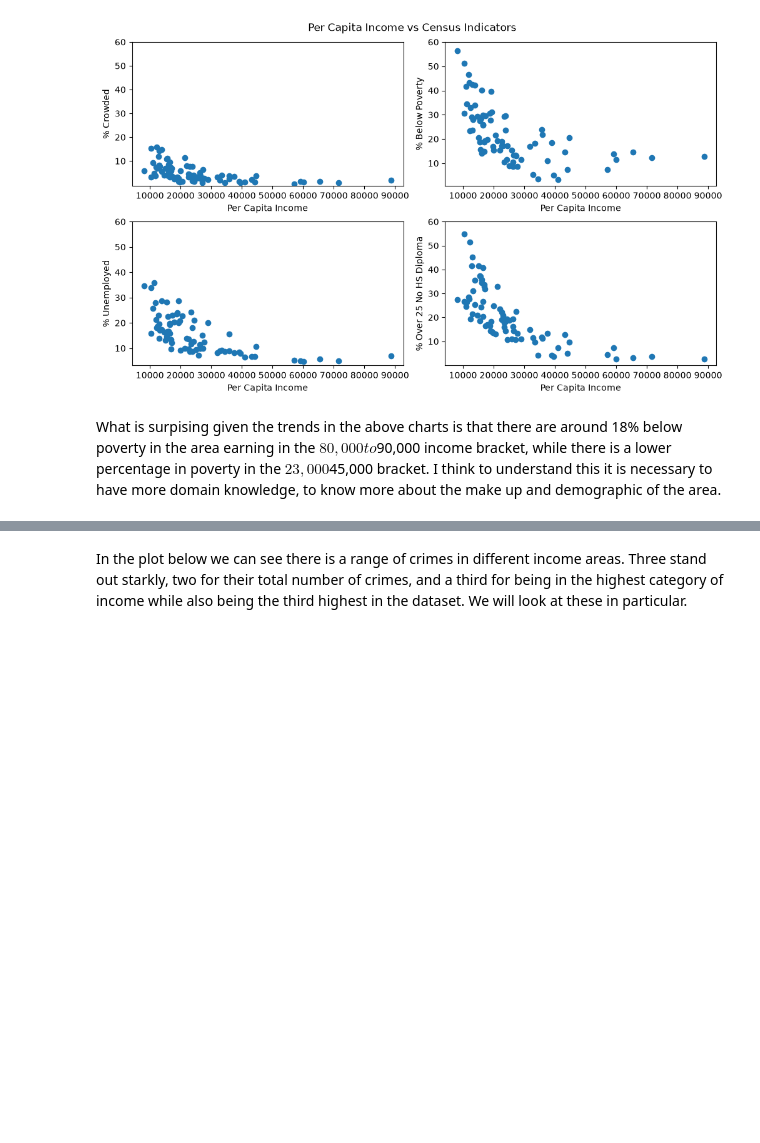
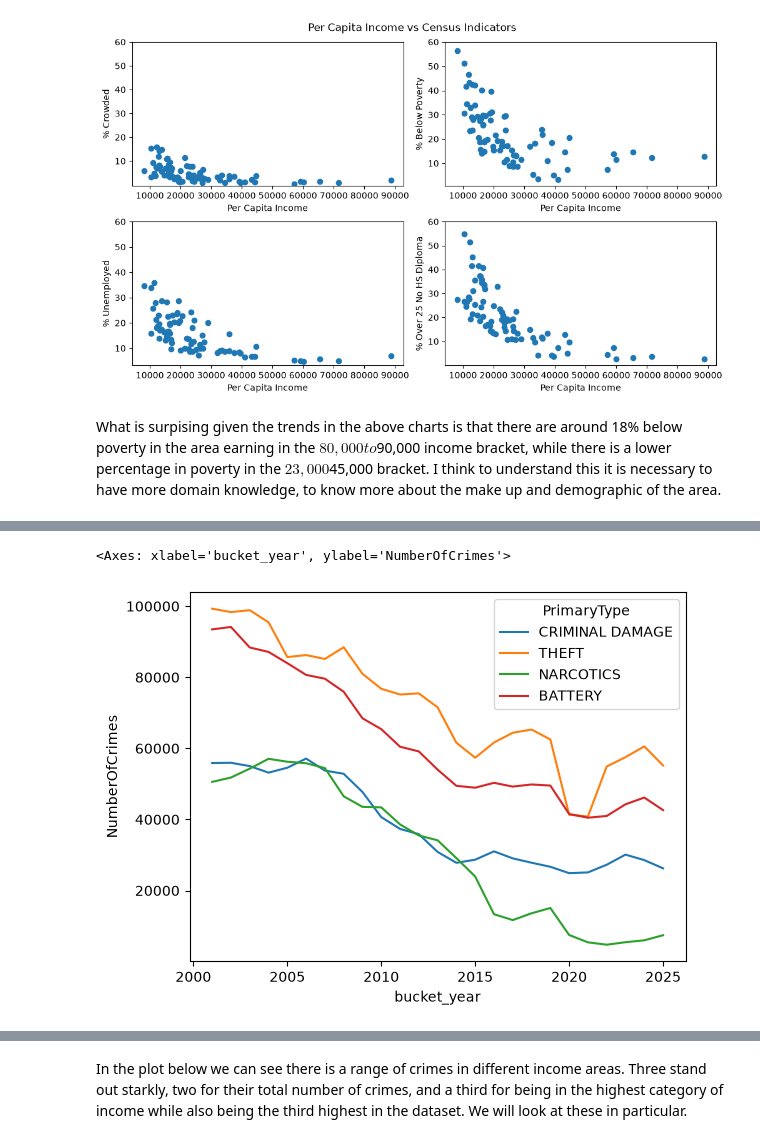
Before and after one commit to ogladr-kjarr/learning-EDA-with-Python, a Jupyter notebook: ChicagoCrimeSocioEconomicData.ipynb, the cells around one changed output, grey strips where cells are left out. Cells and saved outputs as stored; diff of their text form; code cells hidden in the pictures; blank space fills up the shorter version.

```diff
--- a/ChicagoCrimeSocioEconomicData.ipynb
+++ b/ChicagoCrimeSocioEconomicData.ipynb
@@ -119,0 +181,21 @@ Maybe use z scores if the y axis values are too variable.
+# %%
+#yearly_crime_df = yearly_monthly_crime_df.drop("bucket_month").group_by(
+#    ["PrimaryType", "bucket_year"]
+#).sum()
+#sns.lineplot(data=yearly_crime_df, x="bucket_year", y="NumberOfCrimes", hue="PrimaryType")
+
+
+
+yearly_monthly_crime_df = dated_crime_df.with_columns(
+    pl.col("dt").dt.year().alias("bucket_year")
+).filter(
+    (pl.col("PrimaryType").is_in(["THEFT", "BATTERY", "NARCOTICS", "CRIMINAL DAMAGE"])) &
+    (pl.col("bucket_year") < 2026)
+).group_by(
+    ["PrimaryType", "bucket_year"]
+).len("NumberOfCrimes").collect()
+
+sns.lineplot(data=yearly_crime_df, x="bucket_year", y="NumberOfCrimes", hue="PrimaryType")
+# %% [output]
+<Axes: xlabel='bucket_year', ylabel='NumberOfCrimes'>
+[figure, added]
```
Also changed, not shown: parts of 12 cells of this notebook.
